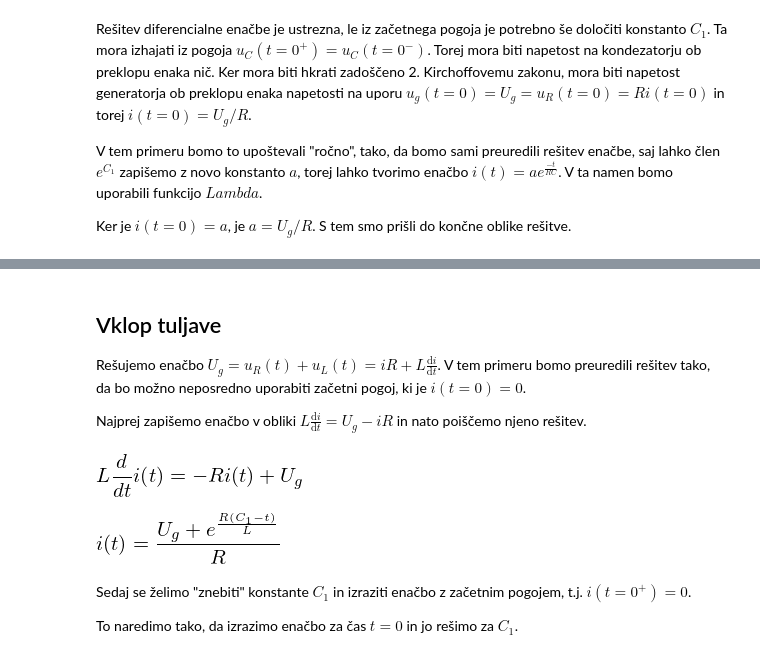
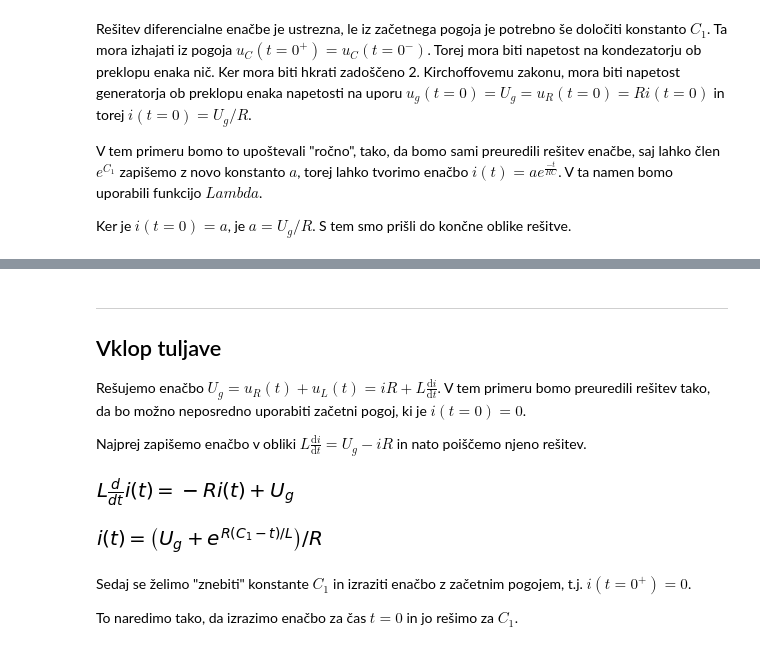
Before and after one commit to osnove/Dodatno, a Jupyter notebook: Primer_diff_enacbe_analiticno.ipynb, the cells around one changed output, grey strips where cells are left out. Saved outputs shown, nothing was run; the diff lists cells and outputs as text; code cells hidden in the pictures.

```diff
--- a/Primer_diff_enacbe_analiticno.ipynb
+++ b/Primer_diff_enacbe_analiticno.ipynb
@@ -54,4 +86,5 @@ plt.show()
 # %% [markdown]
+***
 ## Vklop tuljave
 
 Rešujemo enačbo ${{U}_{g}}={{u}_{R}}(t)+{{u}_{L}}(t)=iR+L\frac{\text{d}i}{\text{d}t}$.
@@ -61,15 +94,15 @@ Najprej zapišemo enačbo v obliki $ L \frac{\text{d}i}{\text{d}t} ={{U}_{g}}-i
 # %%
 i = Function("i") # pripravimo funkcijo in spremenljivke ter zapišemo dif enačbo
 L, R, Ug, t, i0, C1 = symbols('L, R, U_g, t, i0 C1')
 eq = Eq(L*i(t).diff(t,1),  Ug-R*i(t))
-eq
+display(eq)
 # %% [output]
-[figure, old version]
+[figure, new version]
 # %%
 dsol = dsolve(eq, i(t))  # rešimo diff enačbo
-dsol
+display(dsol)
 # %% [output]
-[figure, old version]
+[figure, new version]
 # %% [markdown]
 Sedaj se želimo "znebiti" konstante $C_1$ in izraziti enačbo z začetnim pogojem, t.j. $i(t=0^+)=0$.
 
```
Also changed, not shown: parts of 49 cells of this notebook.
